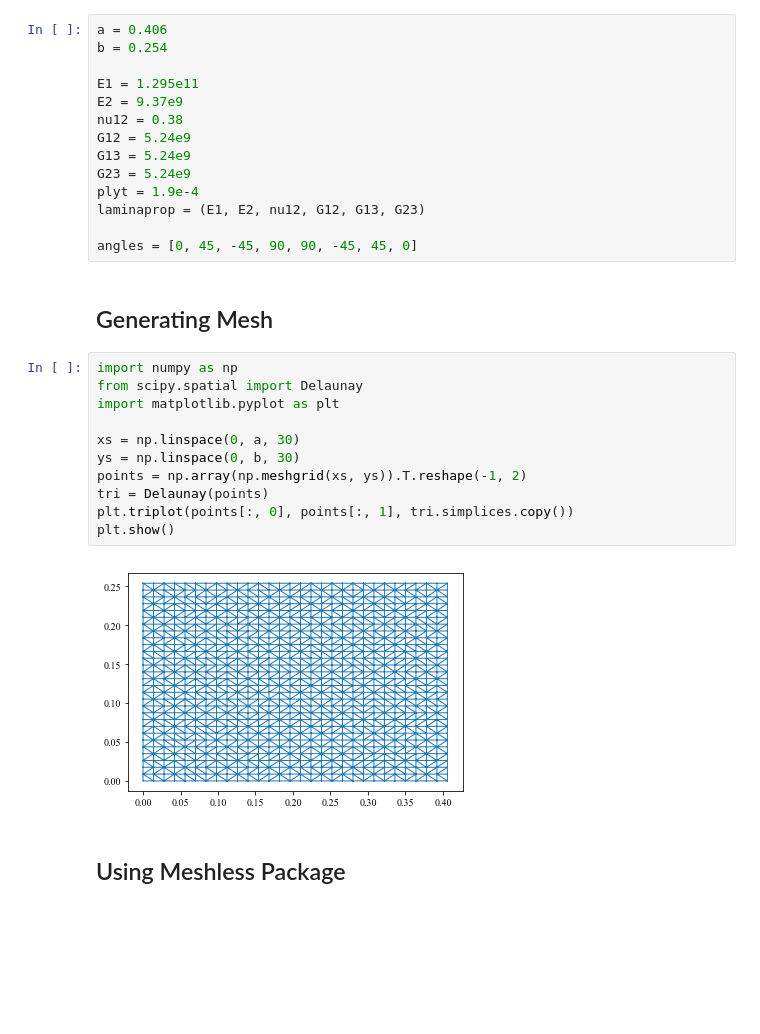
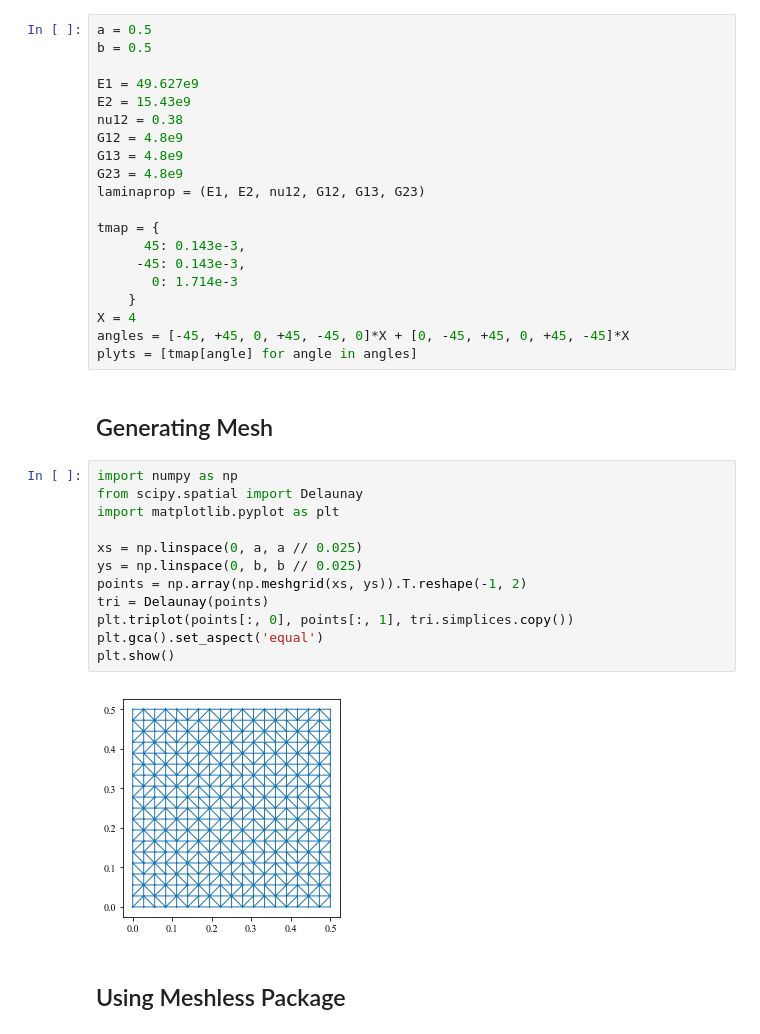
Before and after one commit to saullocastro/meshless, a Jupyter notebook: notebooks/example_buckling_composite_plate.ipynb, the cells around one changed output. Saved outputs shown, nothing was run; the diff lists cells and outputs as text; blank space fills up the shorter version.

```diff
--- a/notebooks/example_buckling_composite_plate.ipynb
+++ b/notebooks/example_buckling_composite_plate.ipynb
@@ -5,35 +11,42 @@ Buckling of a Composite Plate
 Plate geometry and laminate data
 ---
 # %%
-a = 0.406
-b = 0.254
+a = 0.5
+b = 0.5
 
-E1 = 1.295e11
-E2 = 9.37e9
+E1 = 49.627e9
+E2 = 15.43e9
 nu12 = 0.38
-G12 = 5.24e9
-G13 = 5.24e9
-G23 = 5.24e9
-plyt = 1.9e-4
+G12 = 4.8e9
+G13 = 4.8e9
+G23 = 4.8e9
 laminaprop = (E1, E2, nu12, G12, G13, G23)
 
-angles = [0, 45, -45, 90, 90, -45, 45, 0]
+tmap = {
+      45: 0.143e-3,
+     -45: 0.143e-3,
+       0: 1.714e-3
+    }
+X = 4
+angles = [-45, +45, 0, +45, -45, 0]*X + [0, -45, +45, 0, +45, -45]*X
+plyts = [tmap[angle] for angle in angles]
 # %% [markdown]
 Generating Mesh
 ---
 # %%
 import numpy as np
 from scipy.spatial import Delaunay
 import matplotlib.pyplot as plt
 
-xs = np.linspace(0, a, 30)
-ys = np.linspace(0, b, 30)
+xs = np.linspace(0, a, a // 0.025)
+ys = np.linspace(0, b, b // 0.025)
 points = np.array(np.meshgrid(xs, ys)).T.reshape(-1, 2)
 tri = Delaunay(points)
 plt.triplot(points[:, 0], points[:, 1], tri.simplices.copy())
+plt.gca().set_aspect('equal')
 plt.show()
 # %% [output]
-[figure, old version]
+[figure, new version]
 # %% [markdown]
 Using Meshless Package
 ---
```
Also changed, not shown: parts of 8 cells of this notebook, 8 other files.
